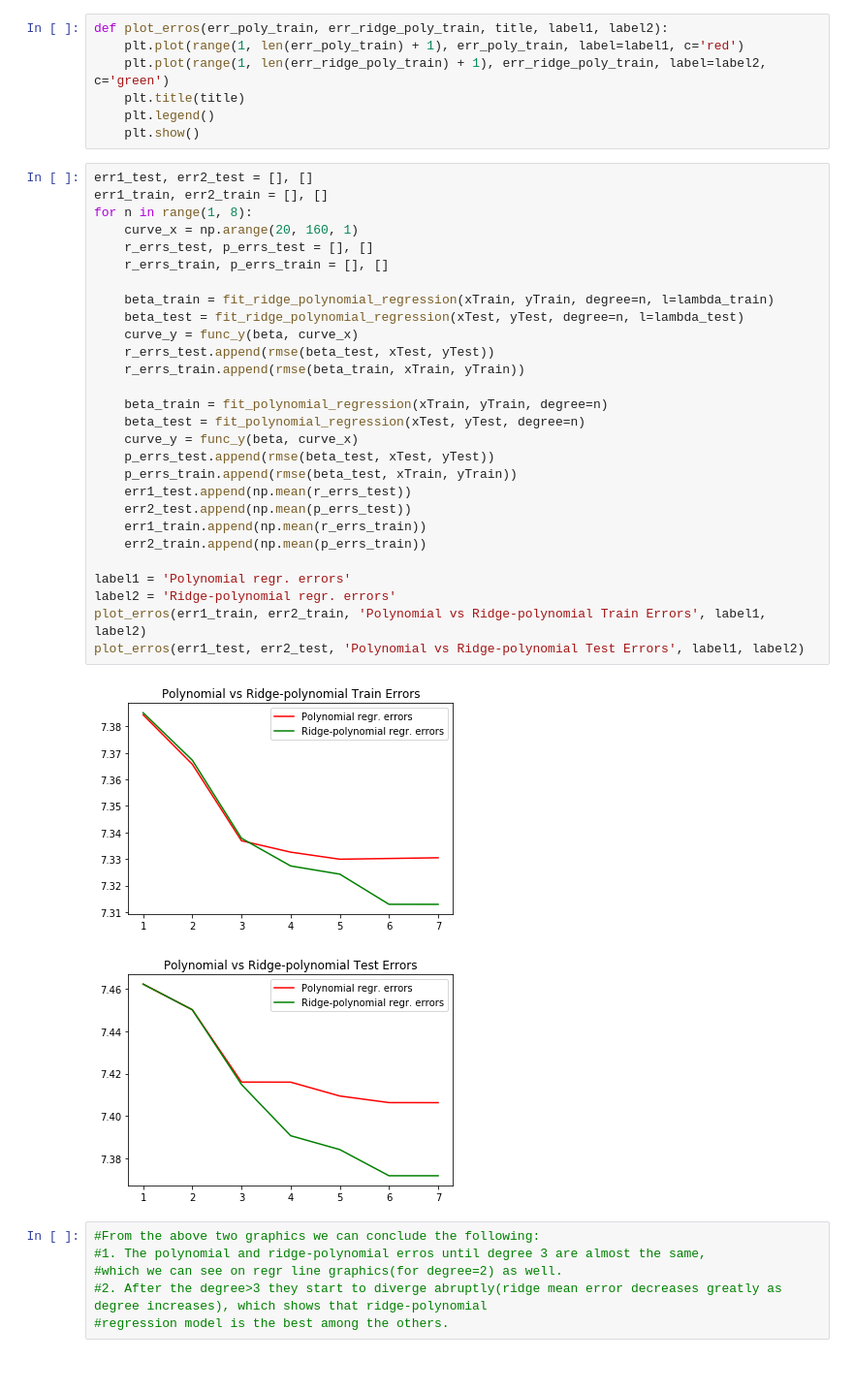
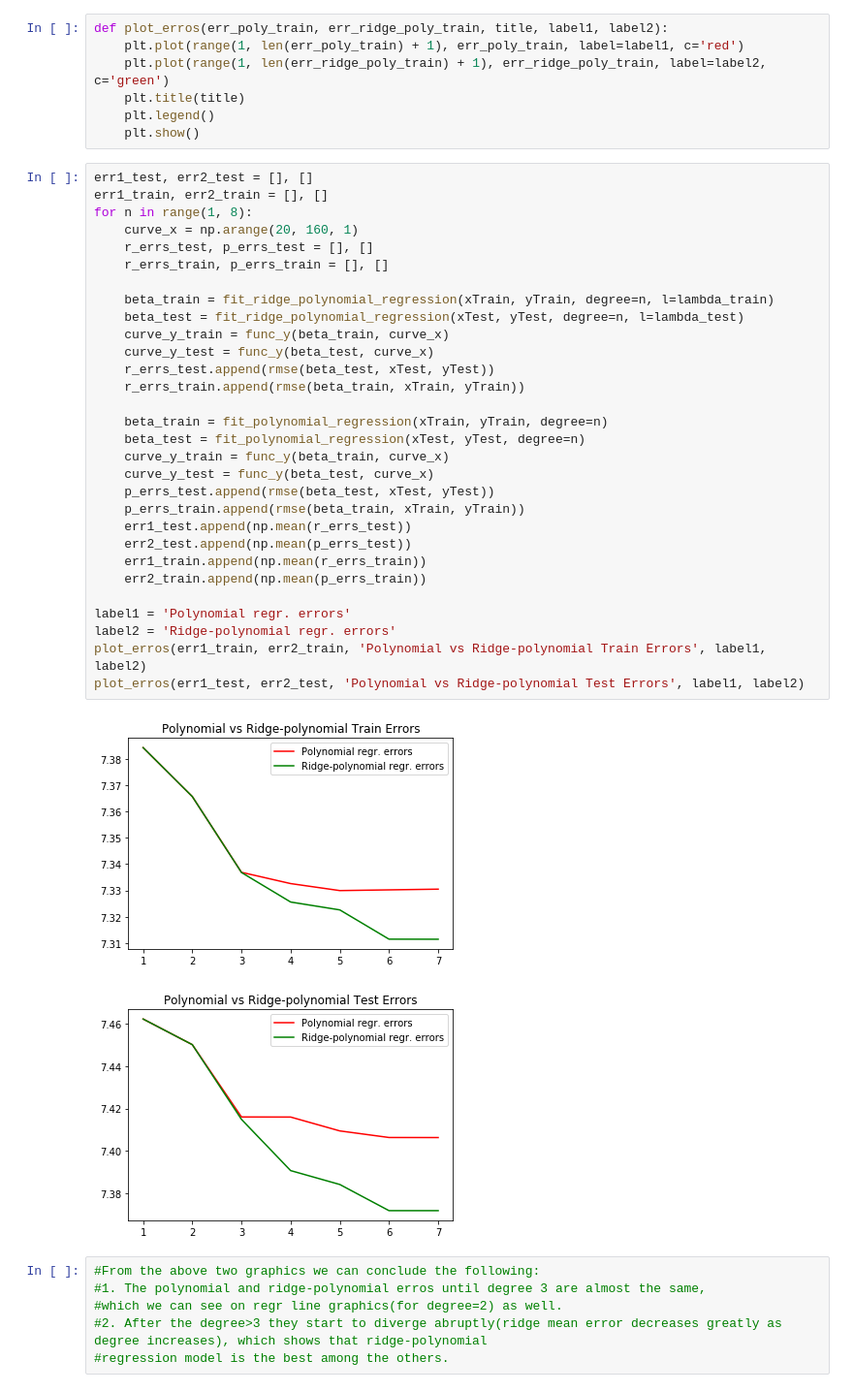
Before and after one commit to nunemel/machine-learning-python, a Jupyter notebook: Polynomial_and_ridge_practical_homework.ipynb, the cells around one changed output. Shown: that part at 97% size. Saved outputs shown, nothing was run; the diff lists cells and outputs as text.

```diff
--- a/Polynomial_and_ridge_practical_homework.ipynb
+++ b/Polynomial_and_ridge_practical_homework.ipynb
@@ -444,33 +444,35 @@ def plot_erros(err_poly_train, err_ridge_poly_train, title, label1, label2):
 # %%
 err1_test, err2_test = [], []
 err1_train, err2_train = [], []
 for n in range(1, 8):
     curve_x = np.arange(20, 160, 1)
     r_errs_test, p_errs_test = [], []
     r_errs_train, p_errs_train = [], []
 
     beta_train = fit_ridge_polynomial_regression(xTrain, yTrain, degree=n, l=lambda_train)
     beta_test = fit_ridge_polynomial_regression(xTest, yTest, degree=n, l=lambda_test)
-    curve_y = func_y(beta, curve_x)
+    curve_y_train = func_y(beta_train, curve_x)
+    curve_y_test = func_y(beta_test, curve_x)
     r_errs_test.append(rmse(beta_test, xTest, yTest))
     r_errs_train.append(rmse(beta_train, xTrain, yTrain))
 
     beta_train = fit_polynomial_regression(xTrain, yTrain, degree=n)
     beta_test = fit_polynomial_regression(xTest, yTest, degree=n)
-    curve_y = func_y(beta, curve_x)
+    curve_y_train = func_y(beta_train, curve_x)
+    curve_y_test = func_y(beta_test, curve_x)
     p_errs_test.append(rmse(beta_test, xTest, yTest))
-    p_errs_train.append(rmse(beta_test, xTrain, yTrain))
+    p_errs_train.append(rmse(beta_train, xTrain, yTrain))
     err1_test.append(np.mean(r_errs_test))
     err2_test.append(np.mean(p_errs_test))
     err1_train.append(np.mean(r_errs_train))
     err2_train.append(np.mean(p_errs_train))
 
 label1 = 'Polynomial regr. errors'
 label2 = 'Ridge-polynomial regr. errors'
 plot_erros(err1_train, err2_train, 'Polynomial vs Ridge-polynomial Train Errors', label1, label2)
 plot_erros(err1_test, err2_test, 'Polynomial vs Ridge-polynomial Test Errors', label1, label2)
 # %% [output]
-[figure, old version]
+[figure, new version]
 [figure]
 # %%
 #From the above two graphics we can conclude the following:
```
Also changed, not shown: parts of 2 cells of this notebook.
